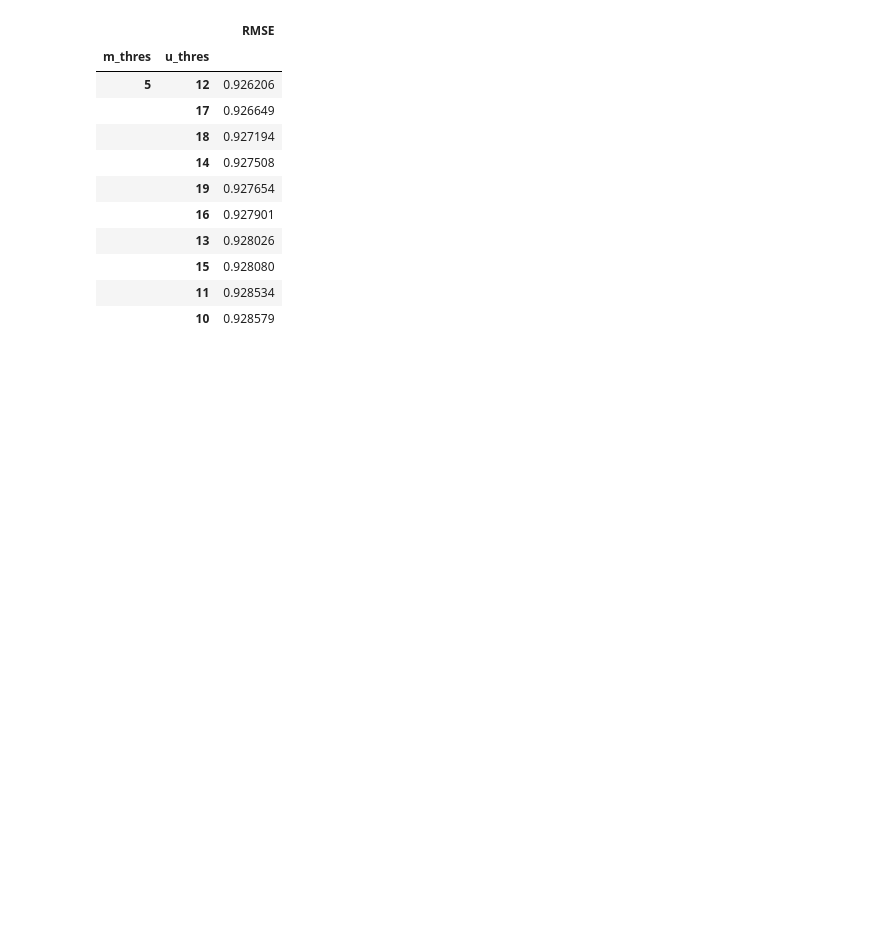
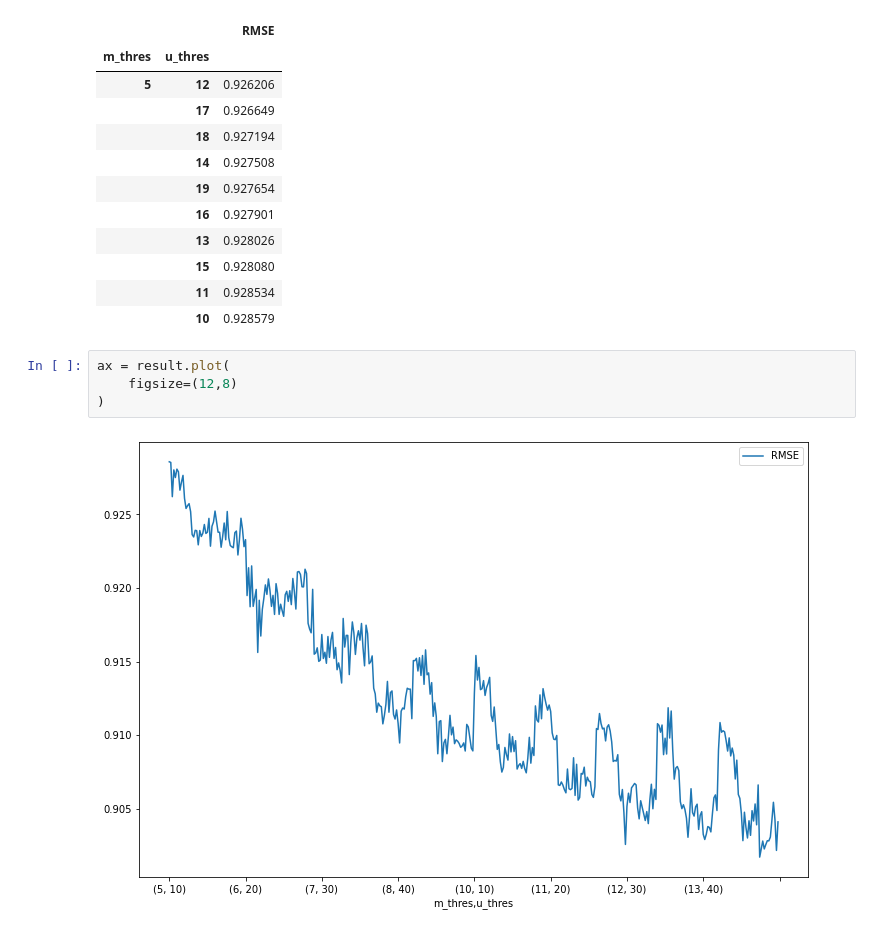
Before and after one commit to donghae0414/BigData_2020-2-, a Jupyter notebook: 20141095_files/20141095_knn_rmse.ipynb, the cells around one changed output. Drawn from its saved outputs; the diff is of its cells as text; blank space fills up the shorter version.

Commit message:
plot rmse graph

```diff
--- a/20141095_files/20141095_knn_rmse.ipynb
+++ b/20141095_files/20141095_knn_rmse.ipynb
@@ -313,3 +313,9 @@ result.sort_values(by=["RMSE"], axis=0).tail(10)
 |  | 15 | 0.928080 |
 |  | 11 | 0.928534 |
 |  | 10 | 0.928579 |
+# %%
+ax = result.plot(
+    figsize=(12,8)
+)
+# %% [output]
+[figure, added]
```
